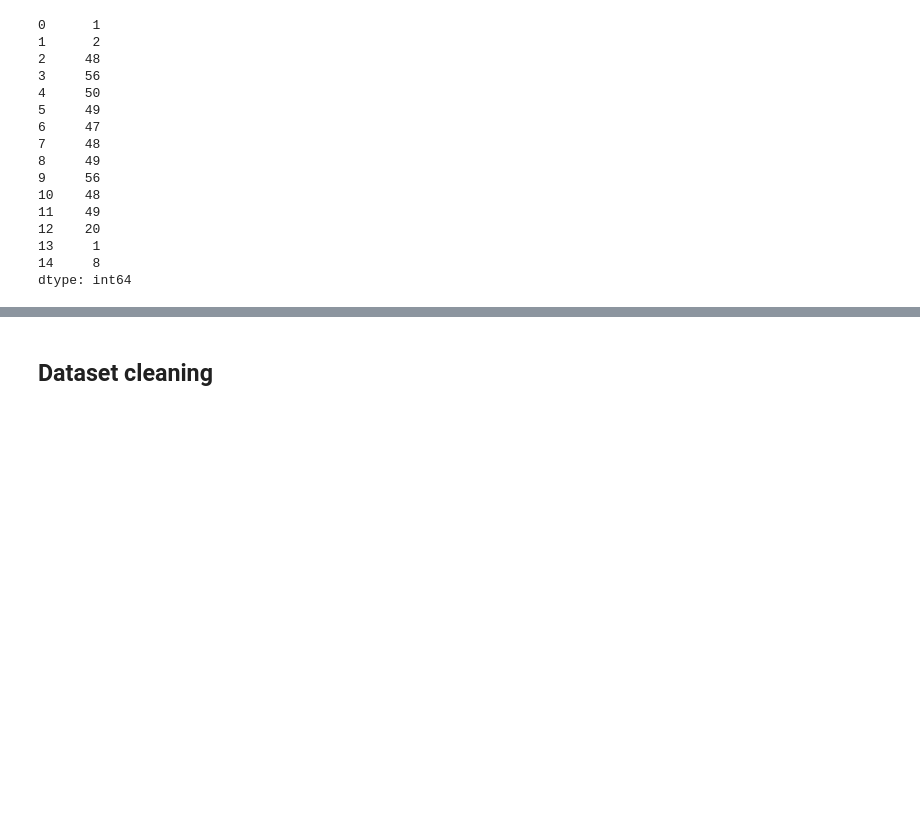
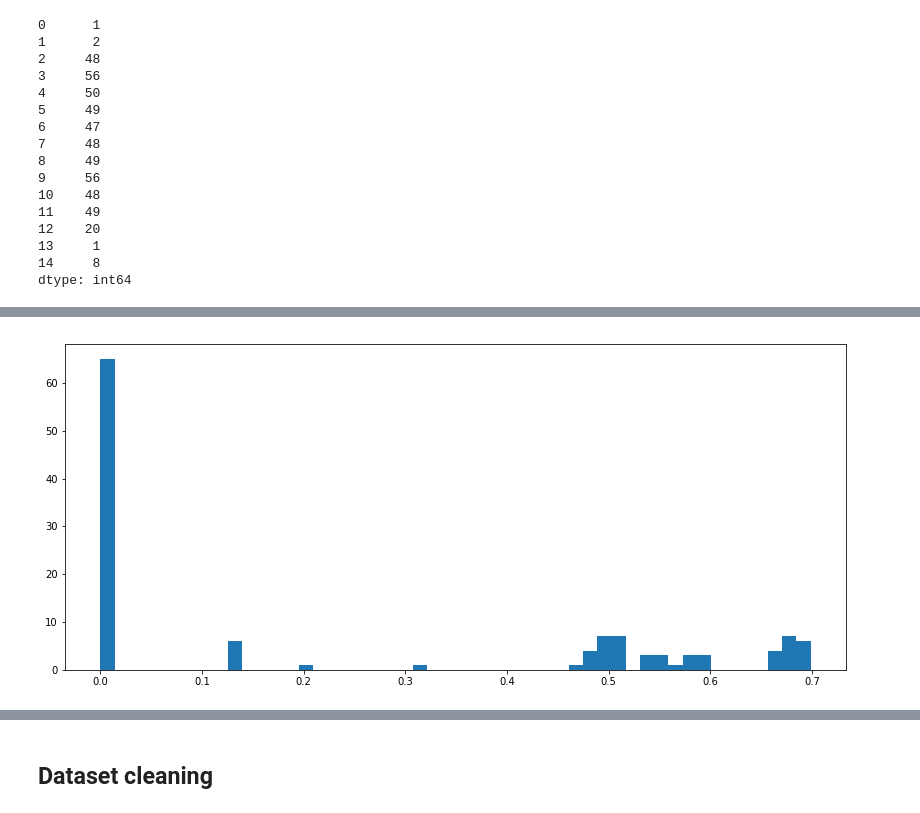
Before and after one commit to ChongFF/competitions, a Jupyter notebook: kaggle/home-credit-default-risk/Home Credit Default Risk - Basic EDA.ipynb, the cells around one changed output, grey strips where cells are left out. Drawn from its saved outputs; the diff is of its cells as text; code cells hidden in the pictures; blank space fills up the shorter version.

```diff
--- a/kaggle/home-credit-default-risk/Home Credit Default Risk - Basic EDA.ipynb
+++ b/kaggle/home-credit-default-risk/Home Credit Default Risk - Basic EDA.ipynb
@@ -130,4 +140,5 @@ dtype: int64
 # %%
 # Number of NaNs for each column
-train.isnull().sum(axis=0).head(15)
+NaN_count = train.isnull().sum(axis=0)
+NaN_count
 # %% [output]
@@ -154,0 +189,5 @@ Doesn't seem like there is a strong pattern for missingness for Column, however,
+# %%
+plt.figure(figsize=(14,6))
+_ = plt.hist(NaN_count.astype(float)/train.shape[0], bins=50)
+# %% [output]
+[figure, added]
```
Also changed, not shown: parts of 16 cells of this notebook.
